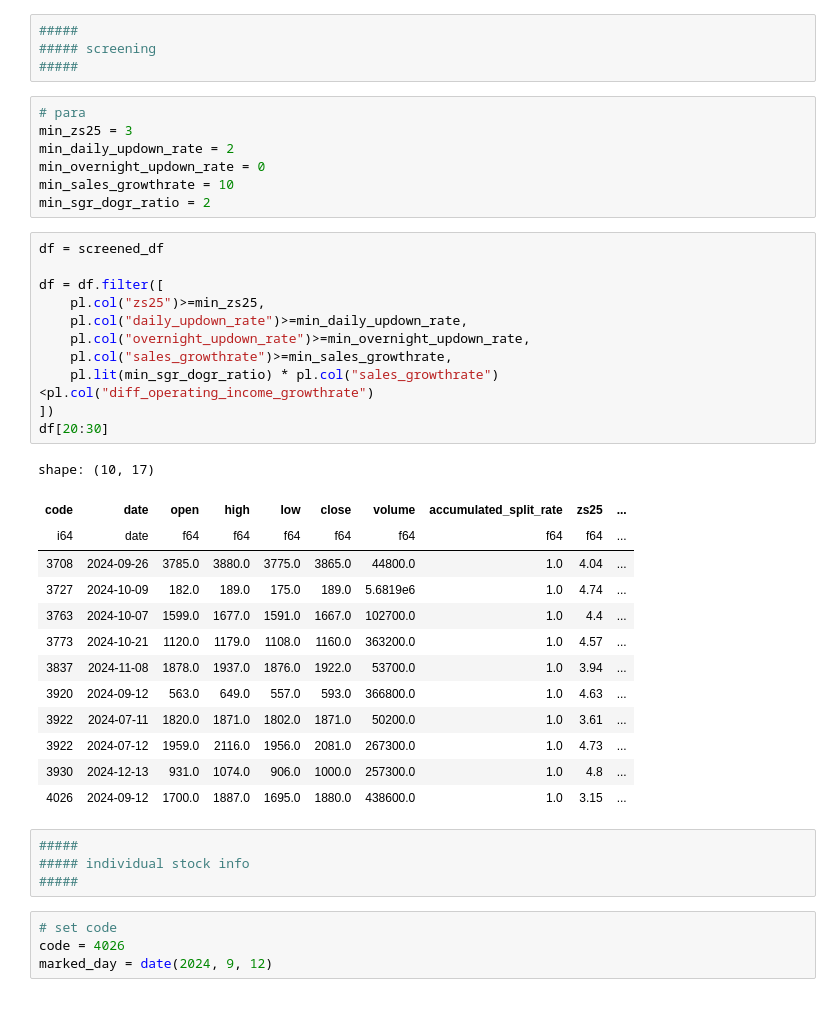
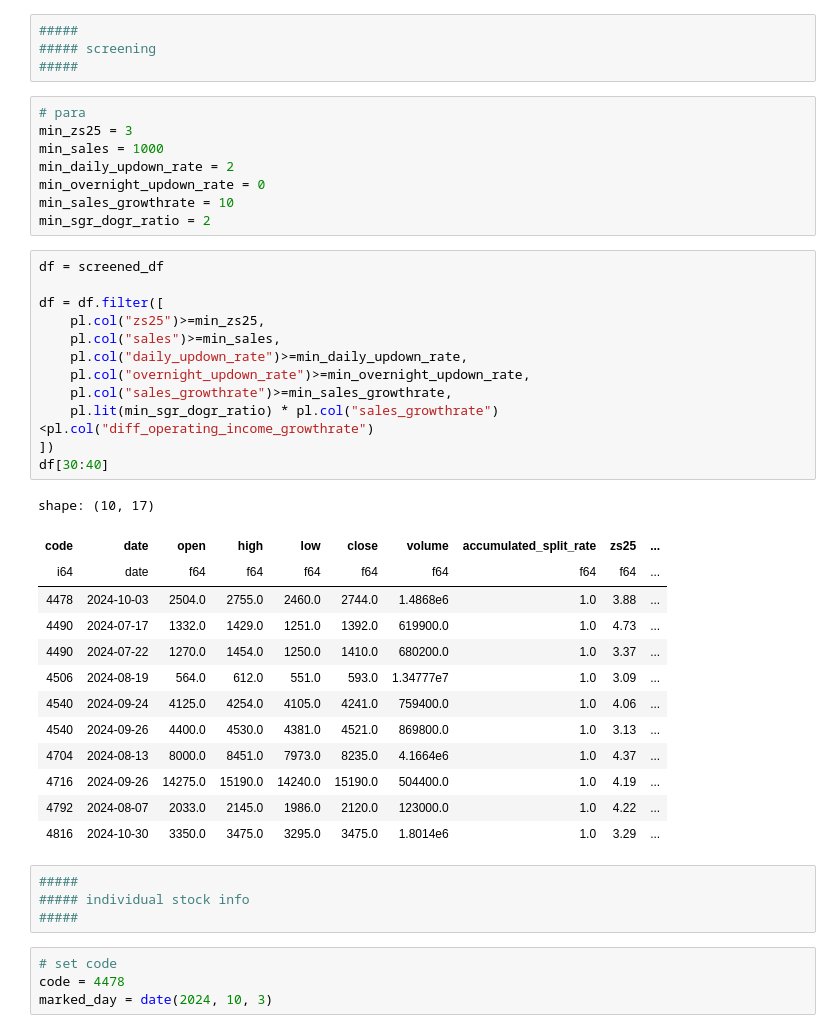
Before and after one commit to ogs-digilfe/wequant, a Jupyter notebook: notebooks/analysis/kessan_ranking2.ipynb, the cells around one changed output. Cells and saved outputs as stored; diff of their text form.

```diff
--- a/notebooks/analysis/kessan_ranking2.ipynb
+++ b/notebooks/analysis/kessan_ranking2.ipynb
@@ -181,6 +181,7 @@ shape: (228_739, 17)
 # %%
 # para
 min_zs25 = 3
+min_sales = 1000
 min_daily_updown_rate = 2
 min_overnight_updown_rate = 0
 min_sales_growthrate = 10
@@ -188,36 +189,37 @@ min_sgr_dogr_ratio = 2
 # %%
 df = screened_df
 
 df = df.filter([
     pl.col("zs25")>=min_zs25,
+    pl.col("sales")>=min_sales,
     pl.col("daily_updown_rate")>=min_daily_updown_rate,
     pl.col("overnight_updown_rate")>=min_overnight_updown_rate,
     pl.col("sales_growthrate")>=min_sales_growthrate,
     pl.lit(min_sgr_dogr_ratio) * pl.col("sales_growthrate")<pl.col("diff_operating_income_growthrate")
 ])
-df[20:30]
+df[30:40]
 # %% [output]
 shape: (10, 17)
 | code | date | open | high | low | close | volume | accumulated_split_rate | zs25 | ... |
 | i64 | date | f64 | f64 | f64 | f64 | f64 | f64 | f64 | ... |
-| 3708 | 2024-09-26 | 3785.0 | 3880.0 | 3775.0 | 3865.0 | 44800.0 | 1.0 | 4.04 | ... |
-| 3727 | 2024-10-09 | 182.0 | 189.0 | 175.0 | 189.0 | 5.6819e6 | 1.0 | 4.74 | ... |
-| 3763 | 2024-10-07 | 1599.0 | 1677.0 | 1591.0 | 1667.0 | 102700.0 | 1.0 | 4.4 | ... |
-| 3773 | 2024-10-21 | 1120.0 | 1179.0 | 1108.0 | 1160.0 | 363200.0 | 1.0 | 4.57 | ... |
-| 3837 | 2024-11-08 | 1878.0 | 1937.0 | 1876.0 | 1922.0 | 53700.0 | 1.0 | 3.94 | ... |
-| 3920 | 2024-09-12 | 563.0 | 649.0 | 557.0 | 593.0 | 366800.0 | 1.0 | 4.63 | ... |
-| 3922 | 2024-07-11 | 1820.0 | 1871.0 | 1802.0 | 1871.0 | 50200.0 | 1.0 | 3.61 | ... |
-| 3922 | 2024-07-12 | 1959.0 | 2116.0 | 1956.0 | 2081.0 | 267300.0 | 1.0 | 4.73 | ... |
-| 3930 | 2024-12-13 | 931.0 | 1074.0 | 906.0 | 1000.0 | 257300.0 | 1.0 | 4.8 | ... |
-| 4026 | 2024-09-12 | 1700.0 | 1887.0 | 1695.0 | 1880.0 | 438600.0 | 1.0 | 3.15 | ... |
+| 4478 | 2024-10-03 | 2504.0 | 2755.0 | 2460.0 | 2744.0 | 1.4868e6 | 1.0 | 3.88 | ... |
+| 4490 | 2024-07-17 | 1332.0 | 1429.0 | 1251.0 | 1392.0 | 619900.0 | 1.0 | 4.73 | ... |
+| 4490 | 2024-07-22 | 1270.0 | 1454.0 | 1250.0 | 1410.0 | 680200.0 | 1.0 | 3.37 | ... |
+| 4506 | 2024-08-19 | 564.0 | 612.0 | 551.0 | 593.0 | 1.34777e7 | 1.0 | 3.09 | ... |
+| 4540 | 2024-09-24 | 4125.0 | 4254.0 | 4105.0 | 4241.0 | 759400.0 | 1.0 | 4.06 | ... |
+| 4540 | 2024-09-26 | 4400.0 | 4530.0 | 4381.0 | 4521.0 | 869800.0 | 1.0 | 3.13 | ... |
+| 4704 | 2024-08-13 | 8000.0 | 8451.0 | 7973.0 | 8235.0 | 4.1664e6 | 1.0 | 4.37 | ... |
+| 4716 | 2024-09-26 | 14275.0 | 15190.0 | 14240.0 | 15190.0 | 504400.0 | 1.0 | 4.19 | ... |
+| 4792 | 2024-08-07 | 2033.0 | 2145.0 | 1986.0 | 2120.0 | 123000.0 | 1.0 | 4.22 | ... |
+| 4816 | 2024-10-30 | 3350.0 | 3475.0 | 3295.0 | 3475.0 | 1.8014e6 | 1.0 | 3.29 | ... |
 # %%
 #####
 ##### individual stock info
 #####
 # %%
 # set code
-code = 4026
-marked_day = date(2024, 9, 12)
+code = 4478
+marked_day = date(2024, 10, 3)
 # %%
 ### 最新情報
 # 指定したcodeの指定した日における株価と各種ファンダメンタルズデータをまとめて標準出力する
```
Also changed, not shown: parts of 7 cells of this notebook, 5 other files.
